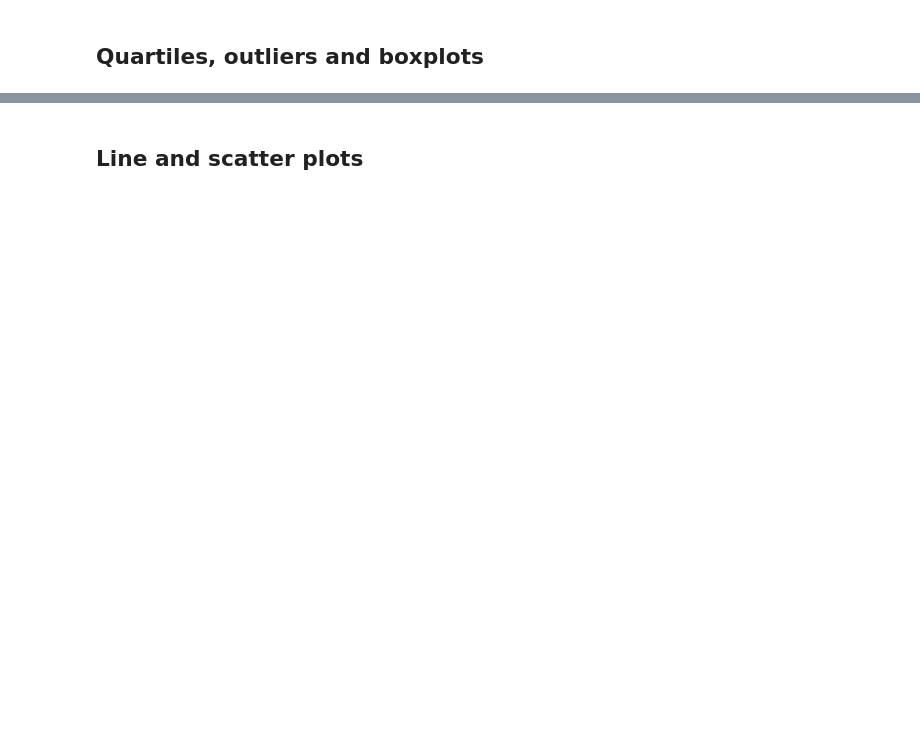
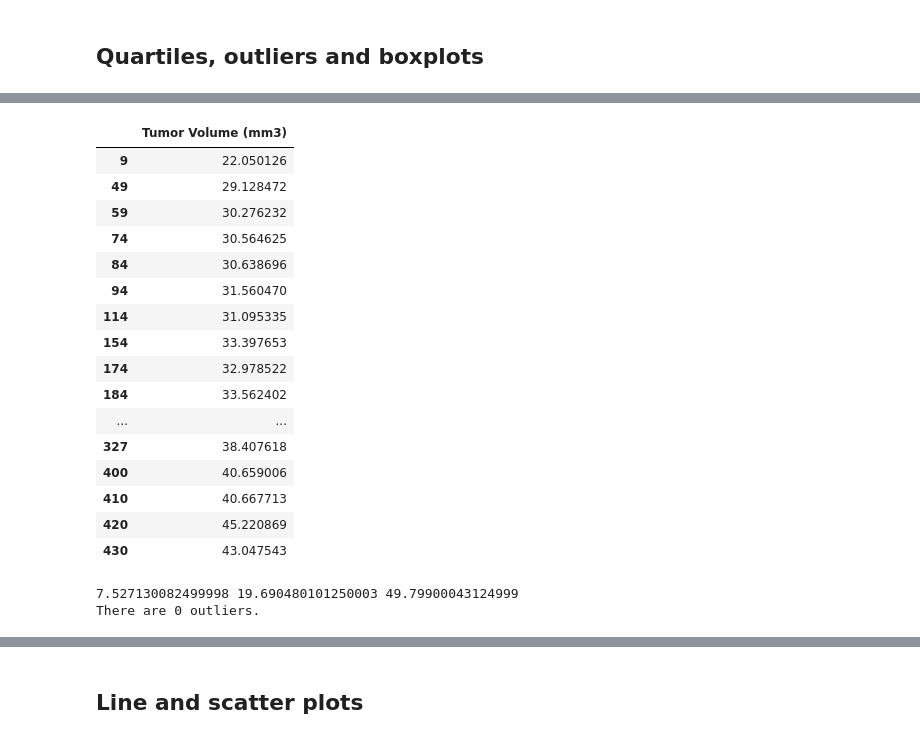
Before and after one commit to cfhornung/matplotlib-challenge, a Jupyter notebook: Pymaceuticals/pymaceuticals_starter.ipynb, the cells around one changed output, grey strips where cells are left out. Drawn from its saved outputs; the diff is of its cells as text; code cells hidden in the pictures; blank space fills up the shorter version.

```diff
--- a/Pymaceuticals/pymaceuticals_starter.ipynb
+++ b/Pymaceuticals/pymaceuticals_starter.ipynb
@@ -105,0 +181,41 @@ plt.tight_layout()
+# %%
+final_tumor = final_tumor[["Drug Regimen", "Tumor Volume (mm3)"]]
+ram = final_tumor.loc[final_tumor["Drug Regimen"] == "Ramicane"]
+ram = ram[["Tumor Volume (mm3)"]]
+ram
+# %% [output]
+|  | Tumor Volume (mm3) |
+| 9 | 22.050126 |
+| 49 | 29.128472 |
+| 59 | 30.276232 |
+| 74 | 30.564625 |
+| 84 | 30.638696 |
+| 94 | 31.560470 |
+| 114 | 31.095335 |
+| 154 | 33.397653 |
+| 174 | 32.978522 |
+| 184 | 33.562402 |
+| ... | ... |
+| 327 | 38.407618 |
+| 400 | 40.659006 |
+| 410 | 40.667713 |
+| 420 | 45.220869 |
+| 430 | 43.047543 |
+# %%
+%matplotlib notebook
+q_ram = ram['Tumor Volume (mm3)'].quantile([.25,.5,.75])
+lq_ram = q_ram[0.25]
+uq_ram = q_ram[0.75]
+iqr_ram = uq_ram-lq_ram
+iqr_ram
+
+lower_bound_ram = lq_ram - (1.5*iqr_ram)
+upper_bound_ram = uq_ram + (1.5*iqr_ram)
+print(iqr_ram, lower_bound_ram, upper_bound_ram)
+
+outlier_ram = ram.loc[(ram['Tumor Volume (mm3)'] < lower_bound_ram) | (ram['Tumor Volume (mm3)'] > upper_bound_ram)]
+oram = outlier_ram["Tumor Volume (mm3)"].count()
+print(f"There are {oram} outliers.")
+# %% [output]
+7.527130082499998 19.690480101250003 49.79900043124999
+There are 0 outliers.
```
Also changed, not shown: parts of 24 cells of this notebook.
